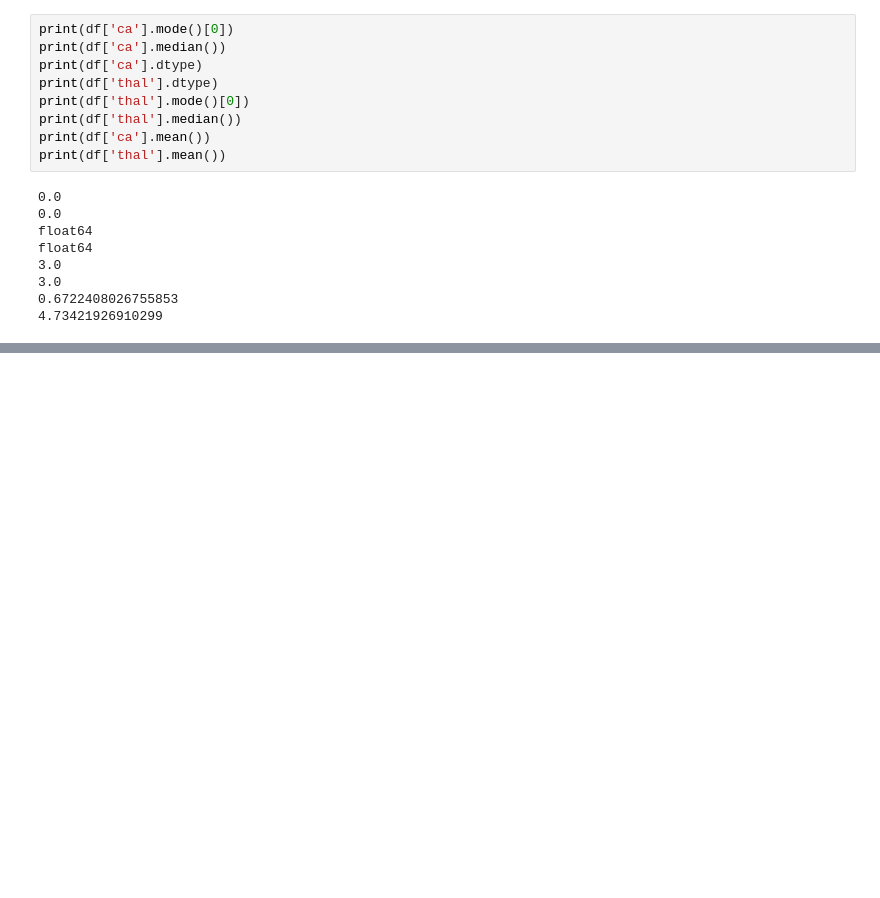
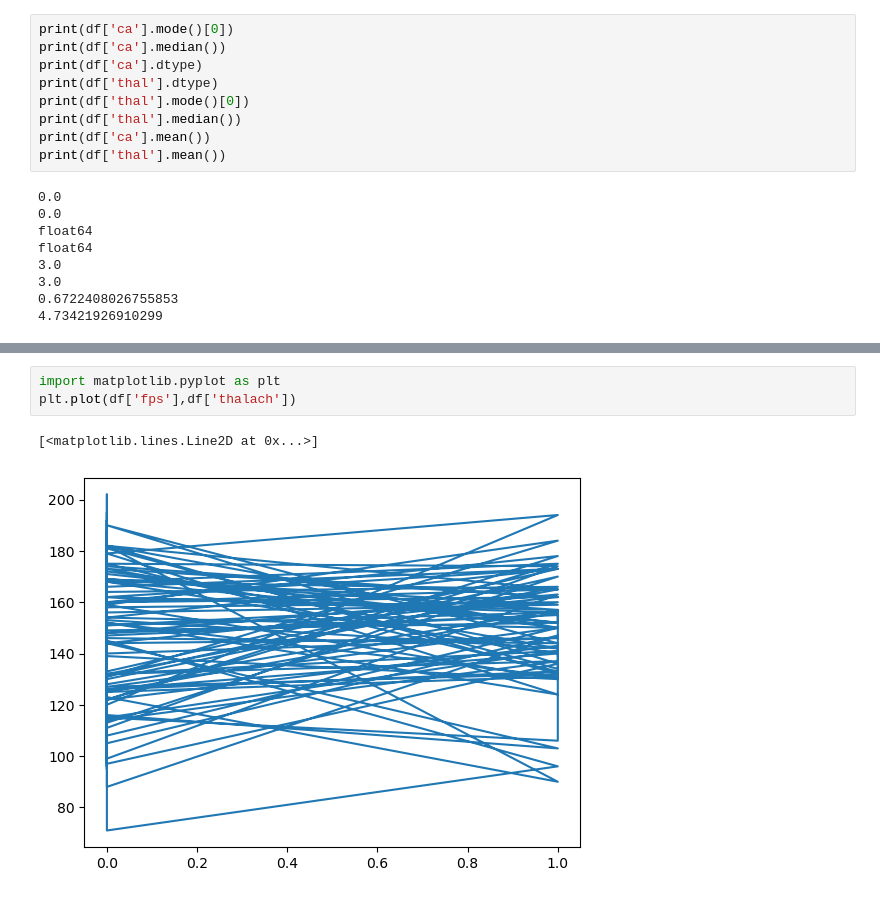
Before and after one commit to kandurisripaada/aids-lab, a Jupyter notebook: week-4/data_cleaning.ipynb, the cells around one changed output, grey strips where cells are left out. Cells and saved outputs as stored; diff of their text form; blank space fills up the shorter version.

```diff
--- a/week-4/data_cleaning.ipynb
+++ b/week-4/data_cleaning.ipynb
@@ -264,0 +265,6 @@ unique_values
+# %%
+import matplotlib.pyplot as plt
+plt.plot(df['fps'],df['thalach'])
+# %% [output]
+[<matplotlib.lines.Line2D at 0x...>]
+[figure, added]
```
Also changed, not shown: parts of 9 cells of this notebook.
